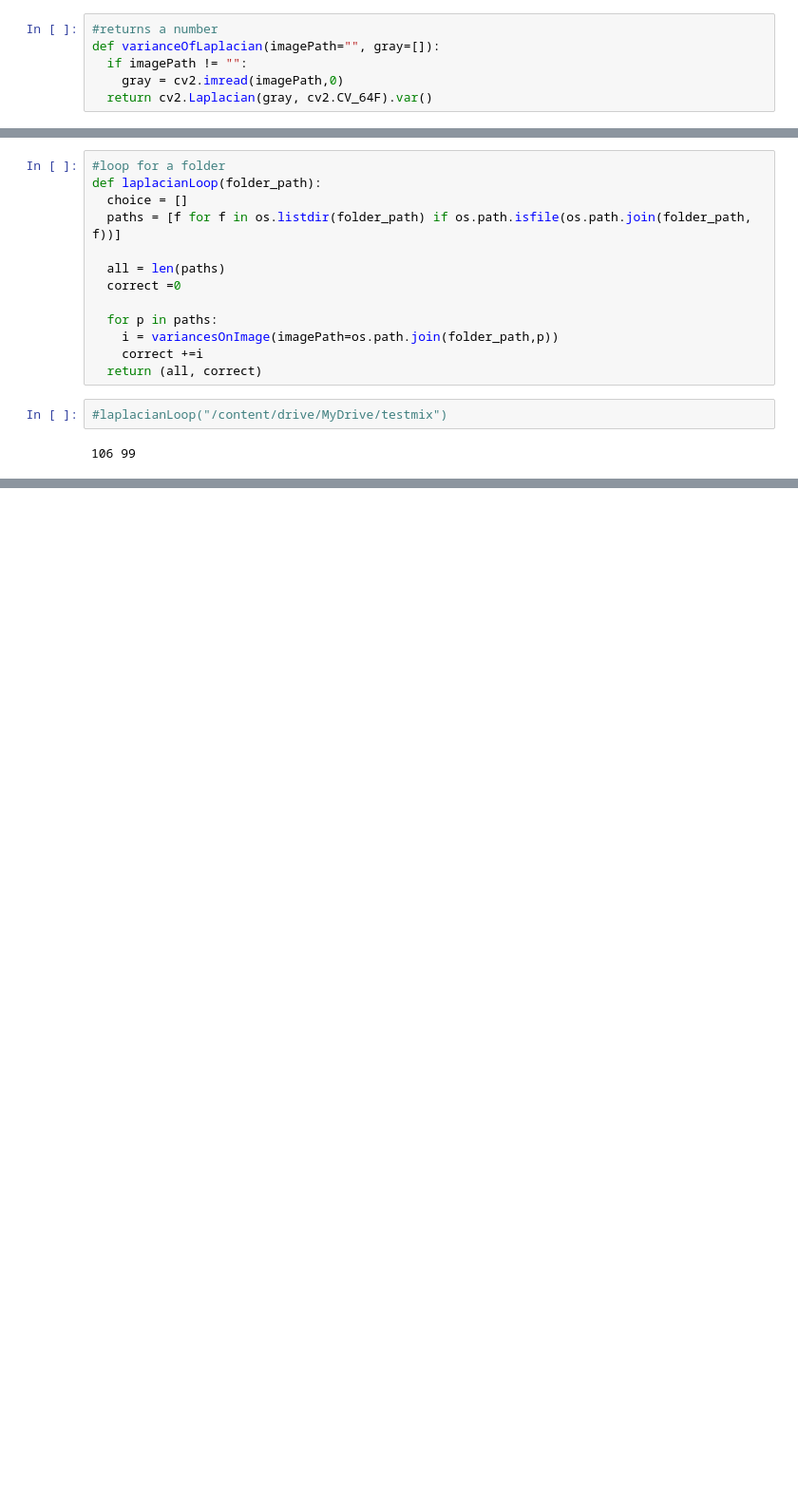
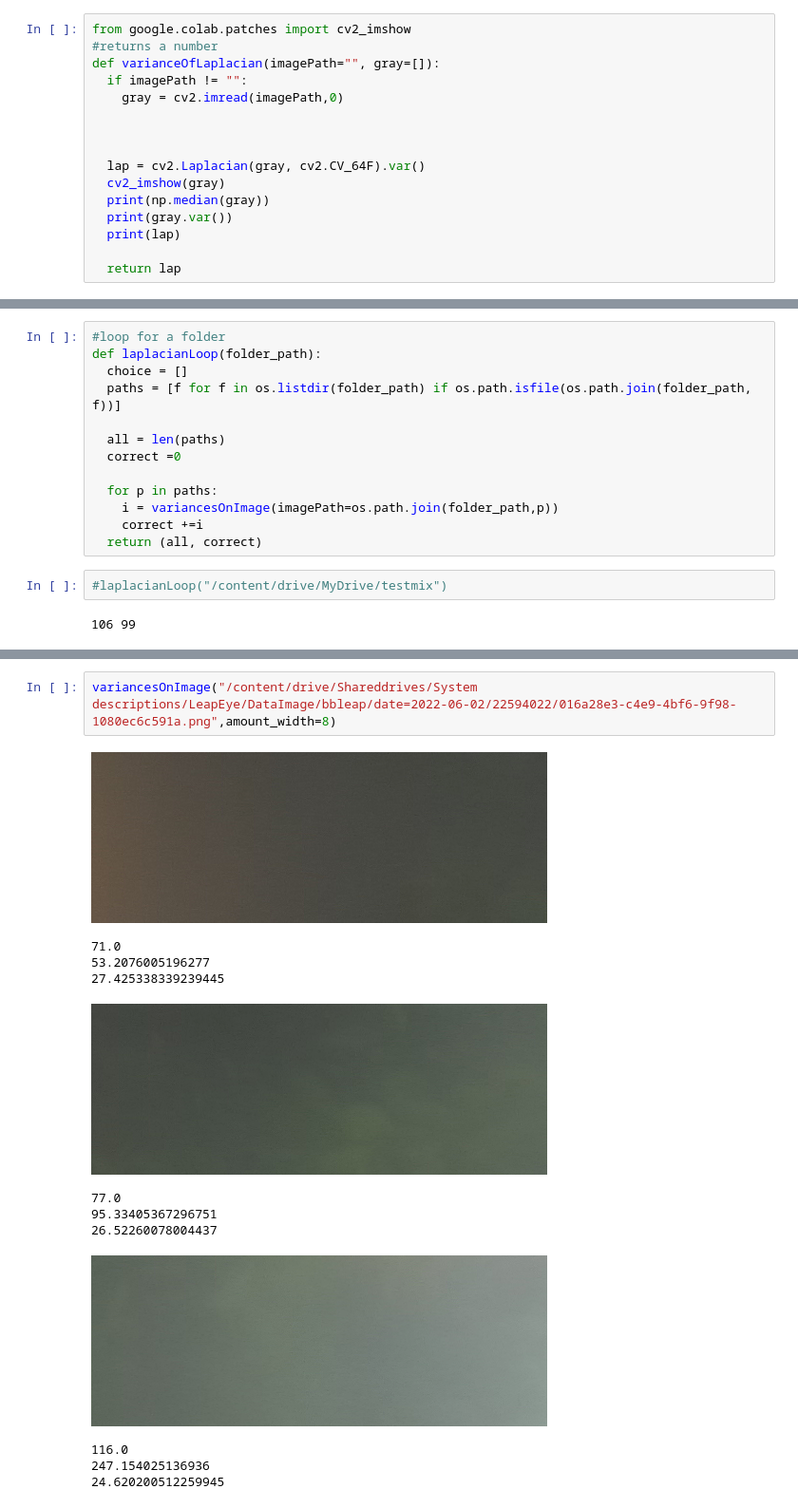
Before and after one commit to LiviaBBLeap/motionblur, a Jupyter notebook: laplacian.ipynb, the cells around one changed output, grey strips where cells are left out. Shown at 95% size. Cells and saved outputs as stored; diff of their text form; blank space fills up the shorter version.

```diff
--- a/laplacian.ipynb
+++ b/laplacian.ipynb
@@ -9,11 +14,21 @@ import os
 #variables
 lap_threshold = 900
 # %%
+from google.colab.patches import cv2_imshow
 #returns a number
 def varianceOfLaplacian(imagePath="", gray=[]):
   if imagePath != "":
     gray = cv2.imread(imagePath,0)
-  return cv2.Laplacian(gray, cv2.CV_64F).var()
+
+
+
+  lap = cv2.Laplacian(gray, cv2.CV_64F).var()
+  cv2_imshow(gray)
+  print(np.median(gray))
+  print(gray.var())
+  print(lap)
+
+  return lap
 # %%
 #splits given image into grids
 def imageGridSplit(imagePath ="",gray=[], amount_width = 4, amount_height = 2):
@@ -115,0 +136,15 @@ clean
+# %%
+variancesOnImage("/content/drive/Shareddrives/System descriptions/LeapEye/DataImage/bbleap/date=2022-06-02/22594022/016a28e3-c4e9-4bf6-9f98-1080ec6c591a.png",amount_width=8)
+# %% [output]
+[figure, added]
+71.0
+53.2076005196277
+27.425338339239445
+[figure, added]
+77.0
+95.33405367296751
+26.52260078004437
+[figure, added]
+116.0
+247.154025136936
+24.620200512259945
```
Also changed, not shown: parts of 7 cells of this notebook.
